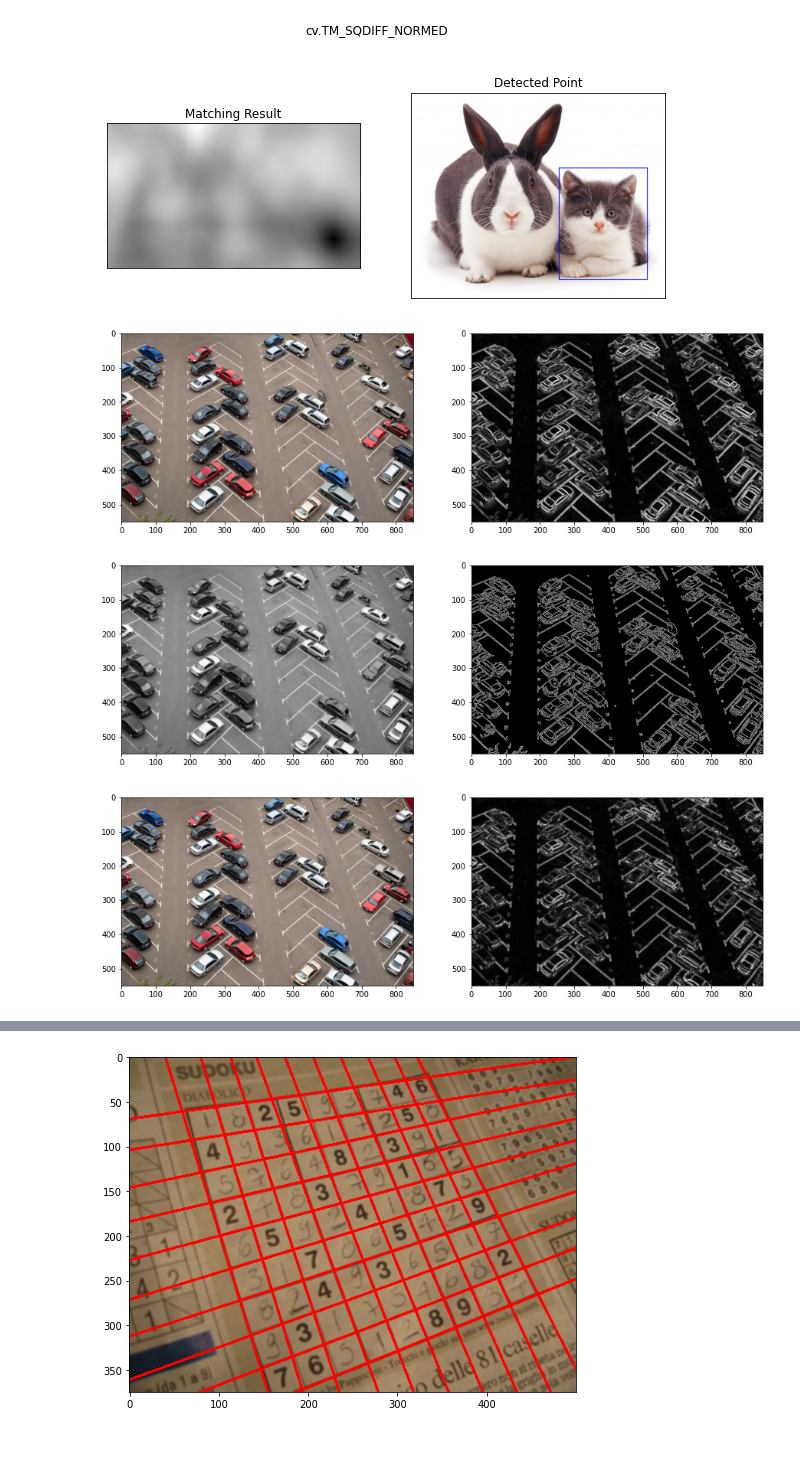
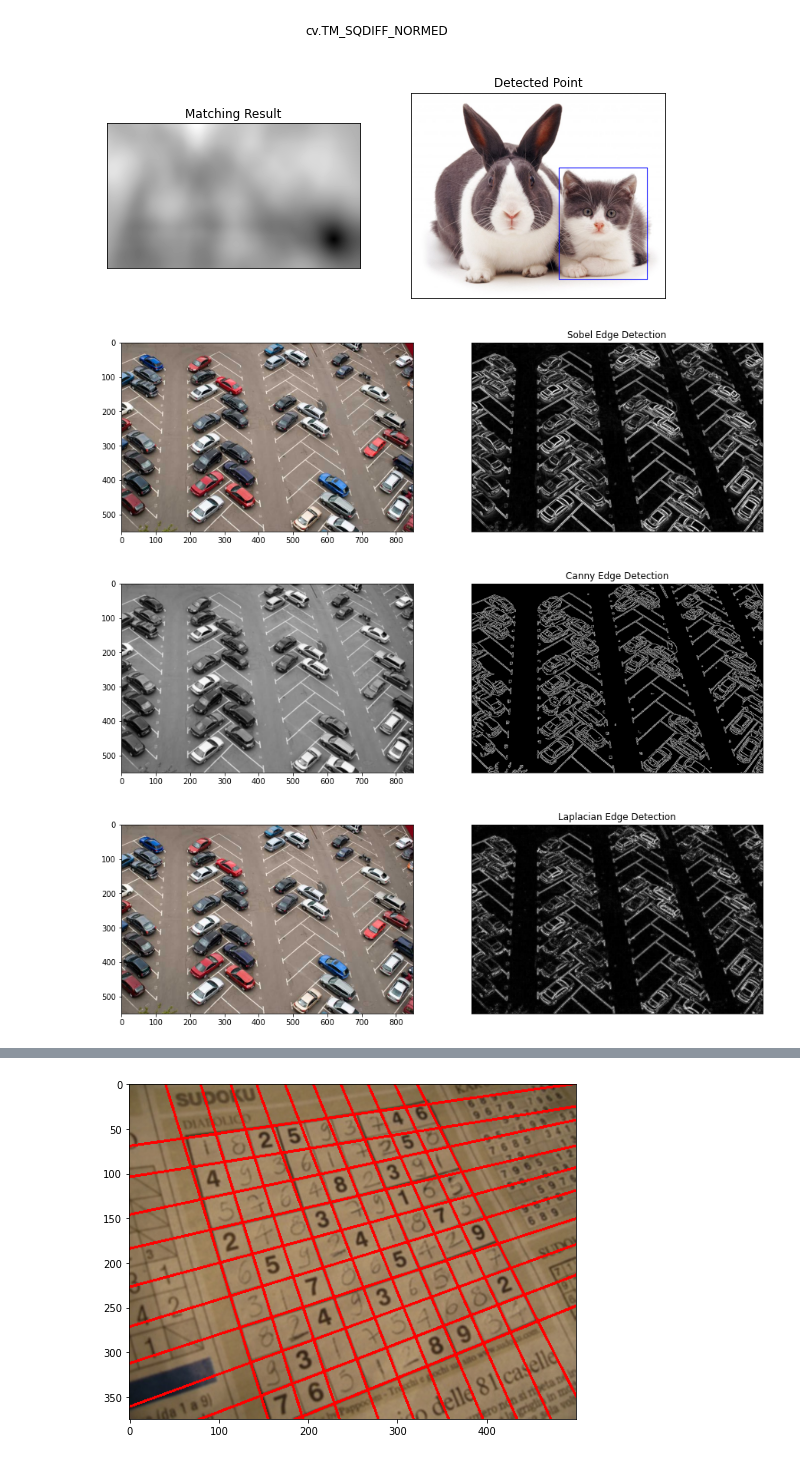
Before and after one commit to mashhisyam/PCVK_Genap_2022, a Jupyter notebook: Week11.ipynb, the cells around one changed output, grey strips where cells are left out. Saved outputs shown, nothing was run; the diff lists cells and outputs as text; code cells hidden in the pictures.

```diff
--- a/Week11.ipynb
+++ b/Week11.ipynb
@@ -55,21 +55,22 @@ for meth in methods:
 # %%
 park = cv.imread('/content/drive/MyDrive/PCVK/Object Detection/parking-lot-cars.jpg')
 park_gray = cv.cvtColor(park, cv.COLOR_BGR2GRAY)
 
 img = cv.GaussianBlur(park_gray,(3,3),0)
 
 img_xsobel = cv.Sobel(img, cv.CV_64F, 1, 0, ksize=3 )
 img_ysobel = cv.Sobel(img, cv.CV_64F, 0, 1, ksize=3)
 
 img_xysobel = cv.addWeighted(cv.convertScaleAbs(img_xsobel), 0.5, cv.convertScaleAbs(img_ysobel), 0.5, 0)
 
 f, axarr = plt.subplots(1,2, figsize=(15,5))
 plt.subplot(121),plt.imshow(cv.cvtColor(park, cv.COLOR_BGR2RGB))
 axarr[0].imshow(cv.cvtColor(park, cv.COLOR_BGR2RGB))
 plt.subplot(122), plt.imshow(img_xysobel, cmap='gray')
+plt.title('Sobel Edge Detection'), plt.xticks([]), plt.yticks([])
 plt.show()
 # %% [output]
-[figure, old version]
+[figure, new version]
 # %%
 park_copy = park.copy()
 edges = cv.Canny(park_copy,100,200)
@@ -77,9 +78,10 @@ edges = cv.Canny(park_copy,100,200)
 f,axarr = plt.subplots(1,2, figsize=(15,5))
 plt.subplot(121), plt.imshow(cv.cvtColor(img, cv.COLOR_BGR2RGB))
 plt.subplot(122), plt.imshow(edges,cmap='gray')
+plt.title('Canny Edge Detection'), plt.xticks([]), plt.yticks([])
 plt.show()
 # %% [output]
-[figure, old version]
+[figure, new version]
 # %%
 park_blur = cv.GaussianBlur(park_copy,(3,3),0)
 park_copy_gray = cv.cvtColor(park_blur,cv.COLOR_BGR2GRAY)
@@ -91,9 +93,10 @@ f,axarr = plt.subplots(1,2,figsize=(15,5))
 plt.subplot(121),plt.imshow(cv.cvtColor(park_copy, cv.COLOR_BGR2RGB))
 axarr[0].imshow(cv.cvtColor(park_copy, cv.COLOR_BGR2RGB))
 plt.subplot(122),plt.imshow(filtered_image, cmap='gray')
+plt.title('Laplacian Edge Detection'), plt.xticks([]), plt.yticks([])
 plt.show()
 # %% [output]
-[figure, old version]
+[figure, new version]
 # %%
 input_img = cv.imread('/content/drive/MyDrive/PCVK/Object Detection/chess-board.jpg')
 gray_img = cv.cvtColor(input_img,cv.COLOR_BGR2GRAY)
```
Also changed, not shown: parts of 2 cells of this notebook.
